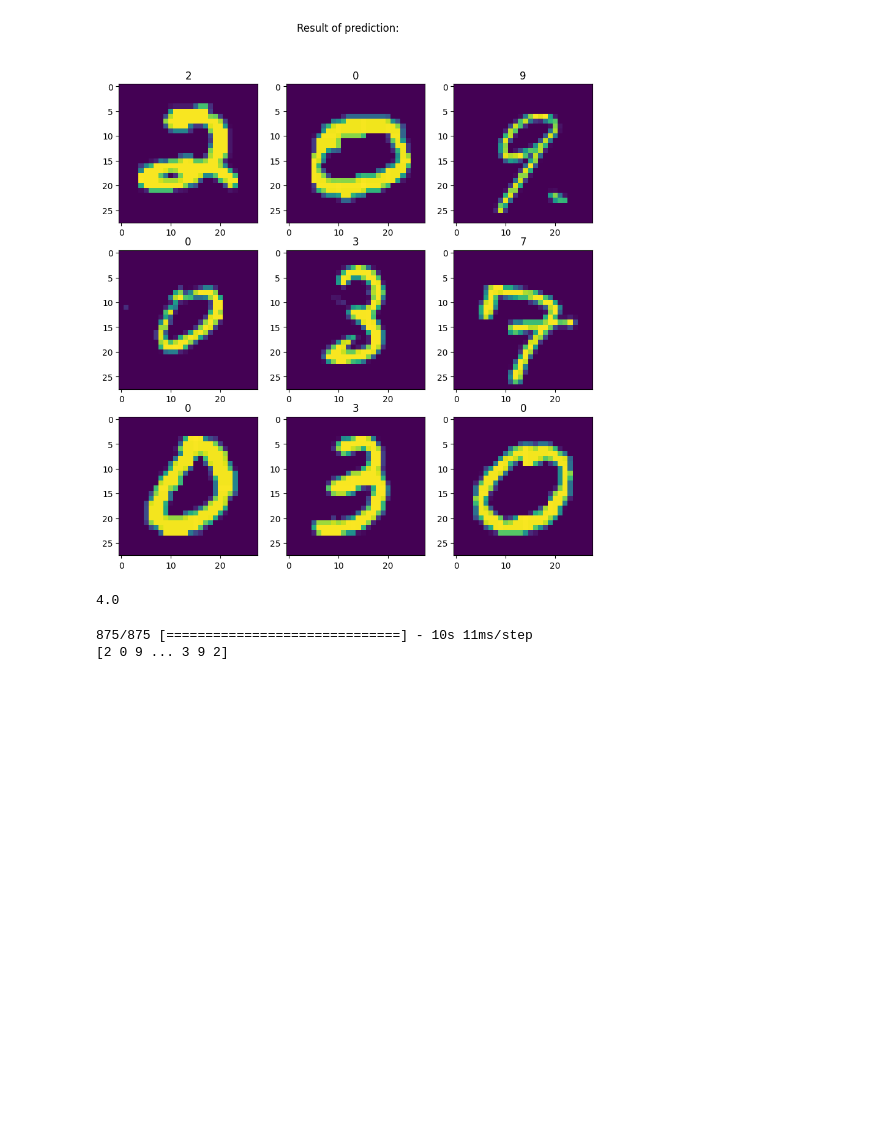
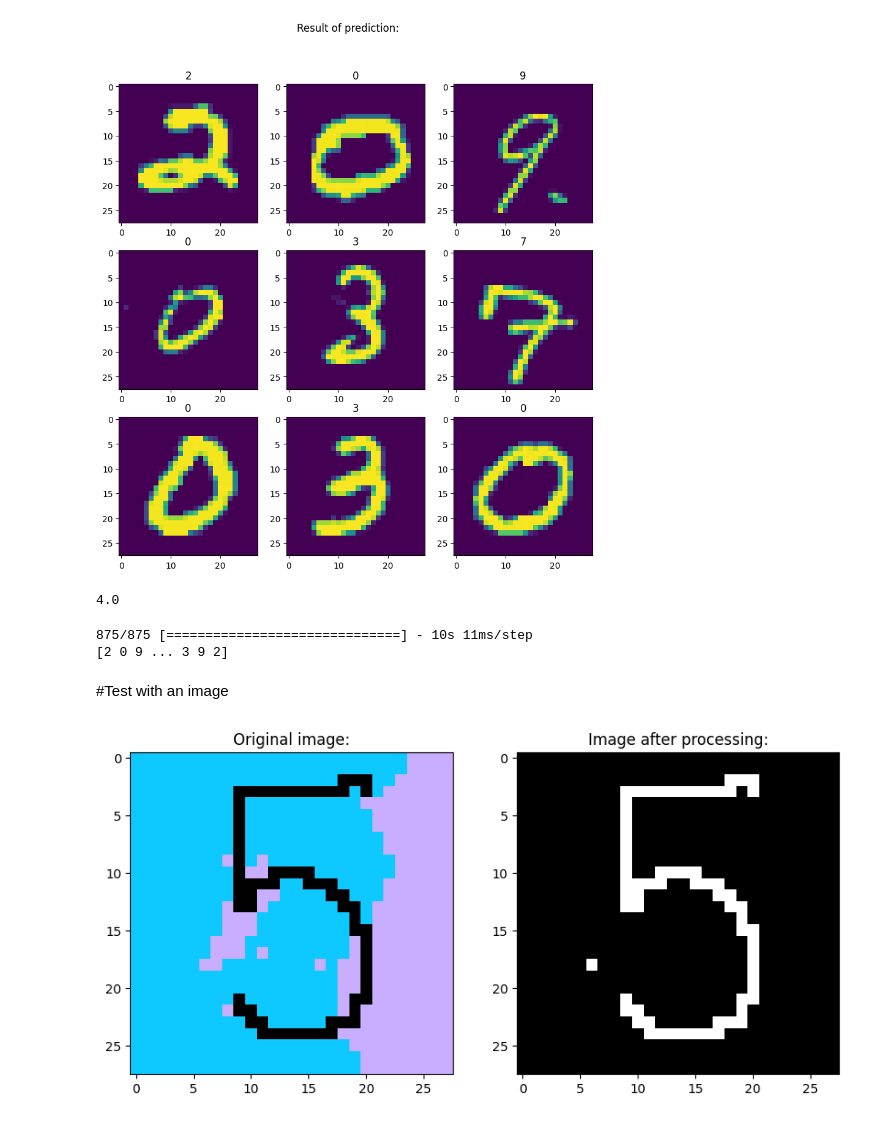
Before and after one commit to Tkag0001/Practice-ML-with-Digit-recognize-problem, a Jupyter notebook: code/Train_model.ipynb, the cells around one changed output. Cells and saved outputs as stored; diff of their text form; code cells hidden in the pictures; blank space fills up the shorter version.

Commit message:
Test with an original_image

```diff
--- a/code/Train_model.ipynb
+++ b/code/Train_model.ipynb
@@ -432,3 +433,5 @@ print(pre_SMd1_pkl)
 # %% [output]
 875/875 [==============================] - 10s 11ms/step
 [2 0 9 ... 3 9 2]
+# %% [markdown]
+#Test with an image
@@ -434,0 +440,26 @@ print(pre_SMd1_pkl)
+# %%
+original_img = cv2.imread('/content/drive/MyDrive/Tài liệu học kì 1 năm 3/Open_source/Project/data//test_image.png',1)
+img = cv2.imread('/content/drive/MyDrive/Tài liệu học kì 1 năm 3/Open_source/Project/data//test_image.png',0)
+# cv2.imshow("picture:",img)
+img = cv2.adaptiveThreshold(img,255,cv2.ADAPTIVE_THRESH_GAUSSIAN_C,\
+            cv2.THRESH_BINARY,11,2)
+
+# cv2.imshow("picture after thresh_gaussian",pic)
+ret,pic = cv2.threshold(img,200,255,cv2.THRESH_BINARY)
+# cv2.imshow("picture after all processing",pic)
+
+pic = 255-pic
+pic_scaled = pic/255.0
+
+pic_scaled = pic.reshape(-1,28,28,1)
+# %%
+fig,axis = plt.subplots(nrows = 1, ncols = 2,figsize = (10,8))
+ax = axis.ravel()
+ax[0].imshow(original_img)
+ax[0].set_title("Original image:")
+
+ax[1].imshow(pic,cmap='gray')
+ax[1].set_title("Image after processing:")
+plt.show()
+# %% [output]
+[figure, added]
```
Also changed, not shown: parts of 4 cells of this notebook.
